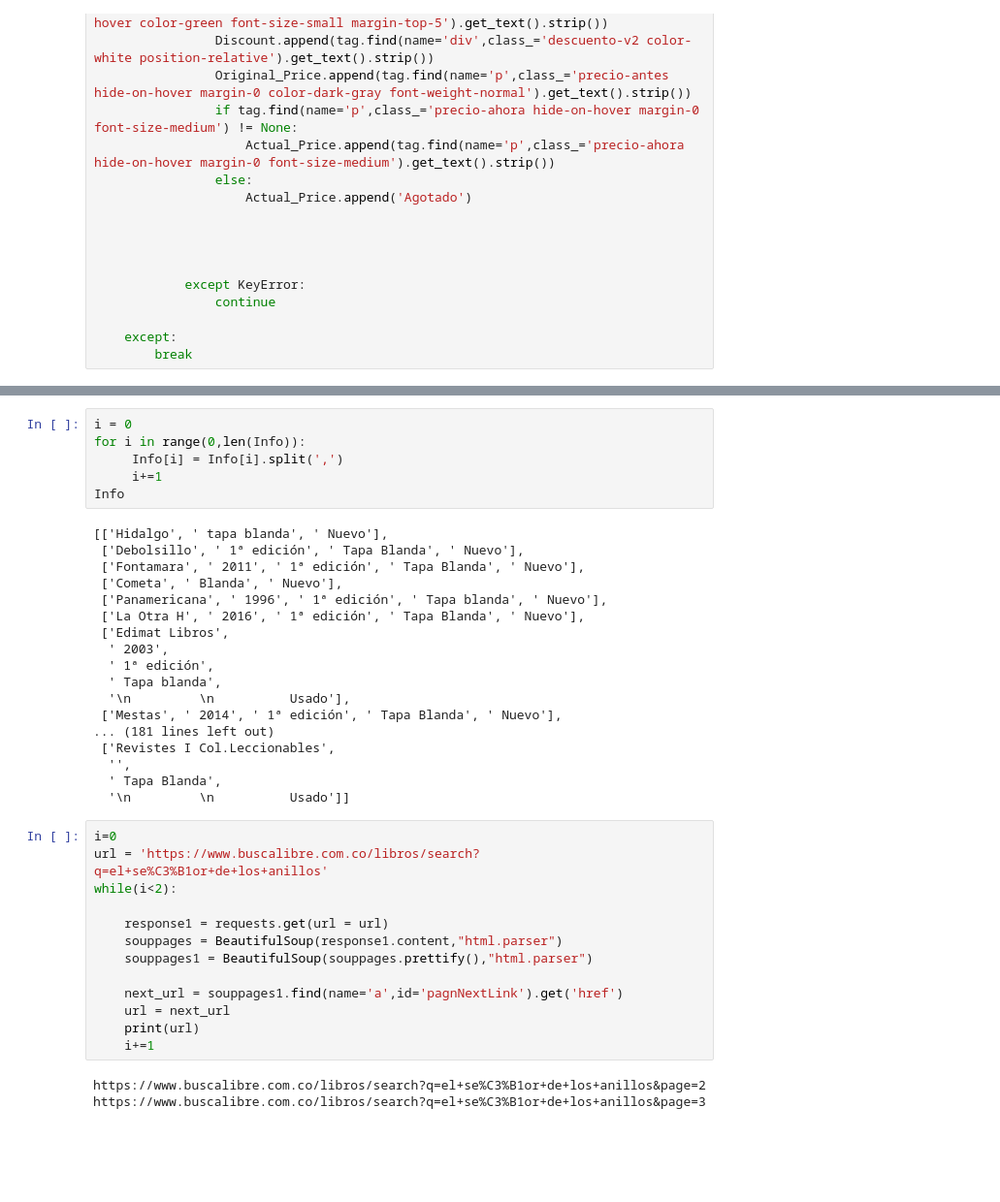
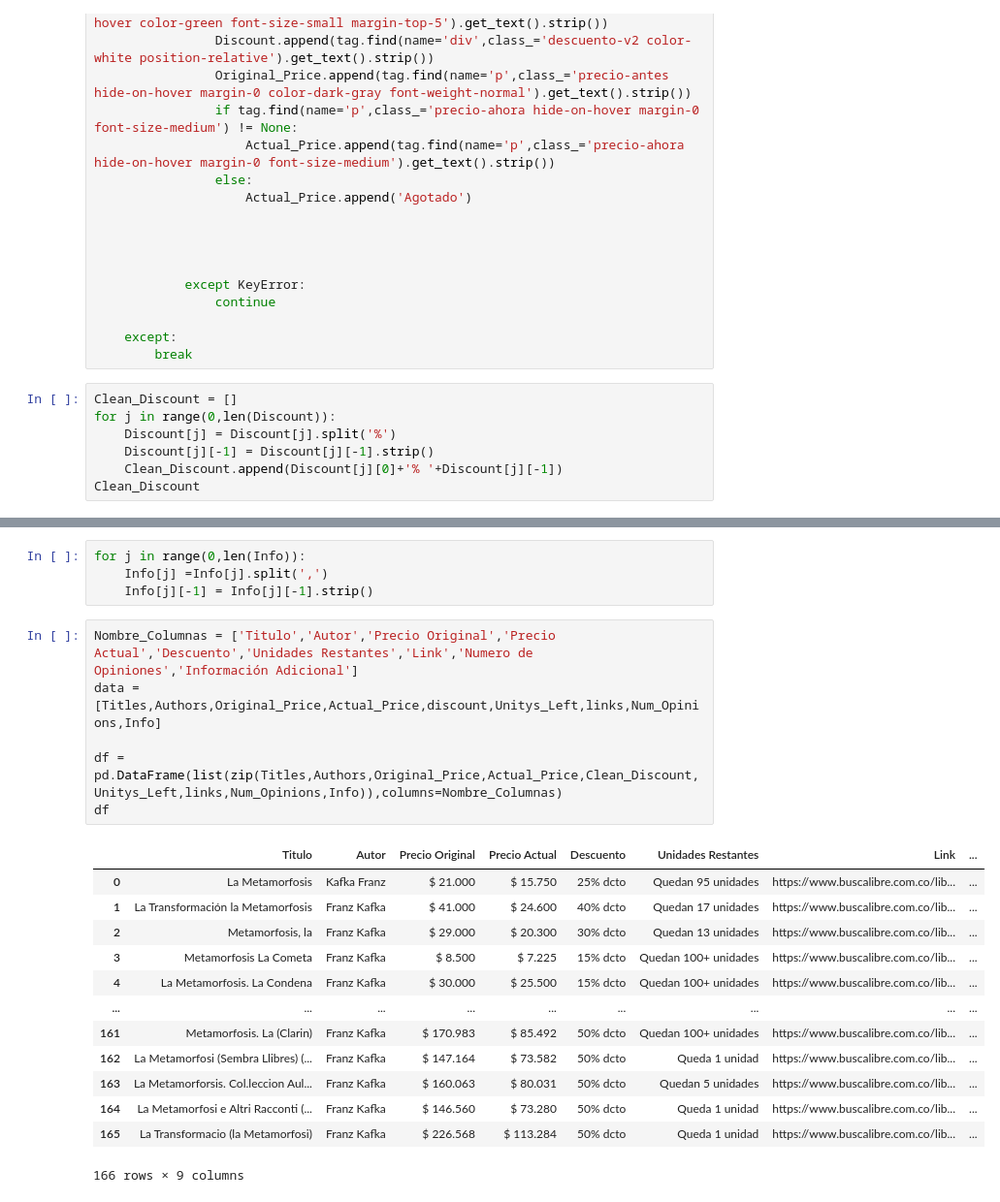
Before and after one commit to JuanesG22/PortfolioProjects, a Jupyter notebook: WebScraping_Project/BL_Scrapped.ipynb, the cells around one changed output, grey strips where cells are left out. Shown: that part at 97% size. Saved outputs shown, nothing was run; the diff lists cells and outputs as text; blank space fills up the shorter version.

```diff
--- a/WebScraping_Project/BL_Scrapped.ipynb
+++ b/WebScraping_Project/BL_Scrapped.ipynb
@@ -197,3 +199,10 @@ while(True):
 
     except:
         break
+# %%
+Clean_Discount = []
+for j in range(0,len(Discount)):
+    Discount[j] = Discount[j].split('%')
+    Discount[j][-1] = Discount[j][-1].strip()
+    Clean_Discount.append(Discount[j][0]+'% '+Discount[j][-1])
+Clean_Discount
@@ -200,40 +227,24 @@ while(True):
 # %%
-i = 0
-for i in range(0,len(Info)):
-     Info[i] = Info[i].split(',')
-     i+=1
-Info
+for j in range(0,len(Info)):
+    Info[j] =Info[j].split(',')
+    Info[j][-1] = Info[j][-1].strip()
-# %% [output]
-[['Hidalgo', ' tapa blanda', ' Nuevo'],
- ['Debolsillo', ' 1ª edición', ' Tapa Blanda', ' Nuevo'],
- ['Fontamara', ' 2011', ' 1ª edición', ' Tapa Blanda', ' Nuevo'],
- ['Cometa', ' Blanda', ' Nuevo'],
- ['Panamericana', ' 1996', ' 1ª edición', ' Tapa blanda', ' Nuevo'],
- ['La Otra H', ' 2016', ' 1ª edición', ' Tapa Blanda', ' Nuevo'],
- ['Edimat Libros',
-  ' 2003',
-  ' 1ª edición',
-  ' Tapa blanda',
-  '\n         \n          Usado'],
- ['Mestas', ' 2014', ' 1ª edición', ' Tapa Blanda', ' Nuevo'],
-... (181 lines left out)
- ['Revistes I Col.Leccionables',
-  '',
-  ' Tapa Blanda',
-  '\n         \n          Usado']]
-# %%
-i=0
-url = 'https://www.buscalibre.com.co/libros/search?q=el+se%C3%B1or+de+los+anillos'
-while(i<2):
-
-    response1 = requests.get(url = url)
-    souppages = BeautifulSoup(response1.content,"html.parser")
-    souppages1 = BeautifulSoup(souppages.prettify(),"html.parser")
-
-    next_url = souppages1.find(name='a',id='pagnNextLink').get('href')
-    url = next_url
-    print(url)
-    i+=1
-# %% [output]
-https://www.buscalibre.com.co/libros/search?q=el+se%C3%B1or+de+los+anillos&page=2
-https://www.buscalibre.com.co/libros/search?q=el+se%C3%B1or+de+los+anillos&page=3
+# %%
+Nombre_Columnas = ['Titulo','Autor','Precio Original','Precio Actual','Descuento','Unidades Restantes','Link','Numero de Opiniones','Información Adicional']
+data = [Titles,Authors,Original_Price,Actual_Price,discount,Unitys_Left,links,Num_Opinions,Info]
+
+df = pd.DataFrame(list(zip(Titles,Authors,Original_Price,Actual_Price,Clean_Discount,Unitys_Left,links,Num_Opinions,Info)),columns=Nombre_Columnas)
+df
+# %% [output]
+|  | Titulo | Autor | Precio Original | Precio Actual | Descuento | Unidades Restantes | Link | ... |
+| 0 | La Metamorfosis | Kafka Franz | $ 21.000 | $ 15.750 | 25% dcto | Quedan 95 unidades | https://www.buscalibre.com.co/lib... | ... |
+| 1 | La Transformación la Metamorfosis | Franz Kafka | $ 41.000 | $ 24.600 | 40% dcto | Quedan 17 unidades | https://www.buscalibre.com.co/lib... | ... |
+| 2 | Metamorfosis, la | Franz Kafka | $ 29.000 | $ 20.300 | 30% dcto | Quedan 13 unidades | https://www.buscalibre.com.co/lib... | ... |
+| 3 | Metamorfosis La Cometa | Franz Kafka | $ 8.500 | $ 7.225 | 15% dcto | Quedan 100+ unidades | https://www.buscalibre.com.co/lib... | ... |
+| 4 | La Metamorfosis. La Condena | Franz Kafka | $ 30.000 | $ 25.500 | 15% dcto | Quedan 100+ unidades | https://www.buscalibre.com.co/lib... | ... |
+| ... | ... | ... | ... | ... | ... | ... | ... | ... |
+| 161 | Metamorfosis. La (Clarin) | Franz Kafka | $ 170.983 | $ 85.492 | 50% dcto | Quedan 100+ unidades | https://www.buscalibre.com.co/lib... | ... |
+| 162 | La Metamorfosi (Sembra Llibres) (... | Franz Kafka | $ 147.164 | $ 73.582 | 50% dcto | Queda 1 unidad | https://www.buscalibre.com.co/lib... | ... |
+| 163 | La Metamorforsis. Col.leccion Aul... | Franz Kafka | $ 160.063 | $ 80.031 | 50% dcto | Quedan 5 unidades | https://www.buscalibre.com.co/lib... | ... |
+| 164 | La Metamorfosi e Altri Racconti (... | Franz Kafka | $ 146.560 | $ 73.280 | 50% dcto | Queda 1 unidad | https://www.buscalibre.com.co/lib... | ... |
+| 165 | La Transformacio (la Metamorfosi) | Franz Kafka | $ 226.568 | $ 113.284 | 50% dcto | Queda 1 unidad | https://www.buscalibre.com.co/lib... | ... |
+166 rows × 9 columns
```
Also changed, not shown: parts of 3 cells of this notebook.
